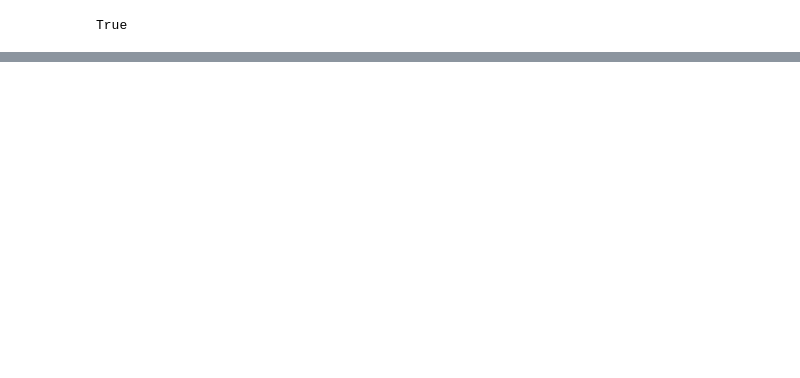
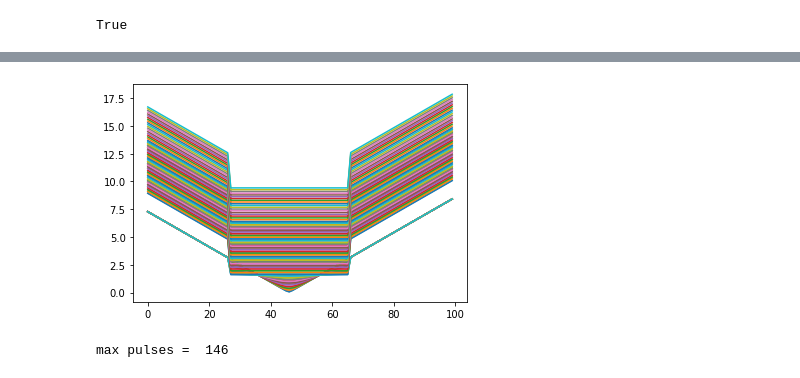
Before and after one commit to philippeller/IceNet, a Jupyter notebook: IceNet.ipynb, the cells around one changed output, grey strips where cells are left out. Saved outputs shown, nothing was run; the diff lists cells and outputs as text; code cells hidden in the pictures; blank space fills up the shorter version.

```diff
--- a/IceNet.ipynb
+++ b/IceNet.ipynb
@@ -14,0 +89,20 @@ def angular_dist_loss(y_true, y_pred):
+# %%
+zenith = np.linspace(-2*np.pi, 3*np.pi, 100)
+azimuth = np.linspace(-2*np.pi, 3*np.pi, 100)
+
+zenzen, azaz = np.meshgrid(zenith, azimuth)
+
+true = [0, 1]
+
+loss = angular_dist(np.array(true[0], dtype=np.float64), np.array(true[1], dtype=np.float64), zenzen.T, azaz.T)
+
+fig, ax = plt.subplots(1, 1, figsize=(15,15))
+im = ax.imshow(loss, extent=(azimuth[0], azimuth[-1], zenith[0], zenith[-1]), origin='lower')
+ax.axhline(true[0], color='r')
+ax.axvline(true[1], color='r')
+
+ax.set_xlabel('azimuth')
+ax.set_ylabel('zenith')
+
+cbar = fig.colorbar(im, )
+cbar.set_label('loss')
@@ -14,0 +111,4 @@ def angular_dist_loss(y_true, y_pred):
+# %%
+plt.plot(np.asarray(loss).T);
+# %% [output]
+[figure, added]
@@ -14,0 +171,14 @@ def angular_dist_loss(y_true, y_pred):
+# %%
+X, y = get_data(
+    '../test_data/oscNext_genie_level3_v01.03_pass2.120000.000120.hdf5',
+    features = ['charge'],
+    labels = ['z'],
+    sparse=True,
+    ragged=False,
+    N_events=2,
+    )
+
+N_events, N_channels, max_pulses, N_features = X.shape
+_, N_labels = y.shape
+# %% [output]
+max pulses =  146
```
Also changed, not shown: parts of 33 cells of this notebook, 1 other file.
